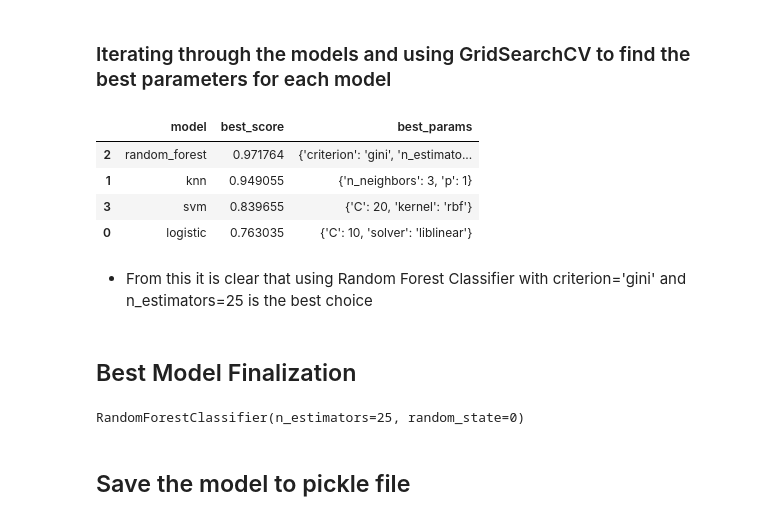
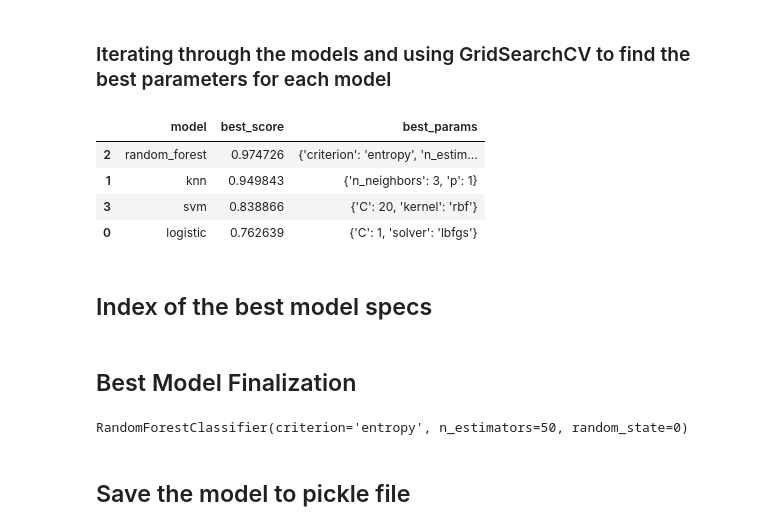
Before and after one commit to akshay-diwadkar/DAX-DS-Assignment-2023-Akshay_Diwadkar, a Jupyter notebook: Machine_Learning/machine_learning.ipynb, the cells around one changed output. Saved outputs shown, nothing was run; the diff lists cells and outputs as text; code cells hidden in the pictures.

```diff
--- a/Machine_Learning/machine_learning.ipynb
+++ b/Machine_Learning/machine_learning.ipynb
@@ -257,7 +257,7 @@ models = {
     'random_forest': {
         'model': RandomForestClassifier(random_state=0),
         'params': {
-            'n_estimators': [1, 5, 10, 15, 25, 50, 100],
+            'n_estimators': [1, 5, 10, 15, 25, 50, 100, 500],
             'criterion': ['gini', 'entropy', 'log_loss'],
         }
     },
@@ -274,26 +274,27 @@ models = {
 # %%
 from sklearn.model_selection import GridSearchCV
 
 model_scores = []
 for model_name, model_param in models.items():
     clf = GridSearchCV(model_param['model'], model_param['params'], cv = 5, return_train_score = False)
     clf.fit(X_train, y_train)
     model_scores.append(
         {
             'model': model_name,
             'best_score': clf.best_score_,
             'best_params': clf.best_params_,
         }
     )
 
 
 models_df = pd.DataFrame(model_scores, columns=['model', 'best_score', 'best_params'])
-models_df.sort_values(by = 'best_score', ascending = False)
+models_df = models_df.sort_values(by = 'best_score', ascending = False)
+models_df
 # %% [output]
 |  | model | best_score | best_params |
-| 2 | random_forest | 0.971764 | {'criterion': 'gini', 'n_estimato... |
-| 1 | knn | 0.949055 | {'n_neighbors': 3, 'p': 1} |
-| 3 | svm | 0.839655 | {'C': 20, 'kernel': 'rbf'} |
-| 0 | logistic | 0.763035 | {'C': 10, 'solver': 'liblinear'} |
+| 2 | random_forest | 0.974726 | {'criterion': 'entropy', 'n_estim... |
+| 1 | knn | 0.949843 | {'n_neighbors': 3, 'p': 1} |
+| 3 | svm | 0.838866 | {'C': 20, 'kernel': 'rbf'} |
+| 0 | logistic | 0.762639 | {'C': 1, 'solver': 'lbfgs'} |
-# %% [markdown]
-- From this it is clear that using Random Forest Classifier with criterion='gini' and n_estimators=25 is the best choice
+# %% [markdown]
+## Index of the best model specs
@@ -300,10 +303,14 @@ models_df.sort_values(by = 'best_score', ascending = False)
 # %% [markdown]
 ## Best Model Finalization
 # %%
-final_model = RandomForestClassifier(n_estimators=25, criterion='gini', random_state=0)
+final_model = RandomForestClassifier(
+    n_estimators = models_df['best_params'][index]['n_estimators'],
+    criterion = models_df['best_params'][index]['criterion'],
+    random_state = 0,
+)
 final_model.fit(X_train, y_train)
 # %% [output]
-RandomForestClassifier(n_estimators=25, random_state=0)
+RandomForestClassifier(criterion='entropy', n_estimators=50, random_state=0)
 # %% [markdown]
 ## Save the model to pickle file
 # %%
```
Also changed, not shown: parts of 20 cells of this notebook, 3 other files.
